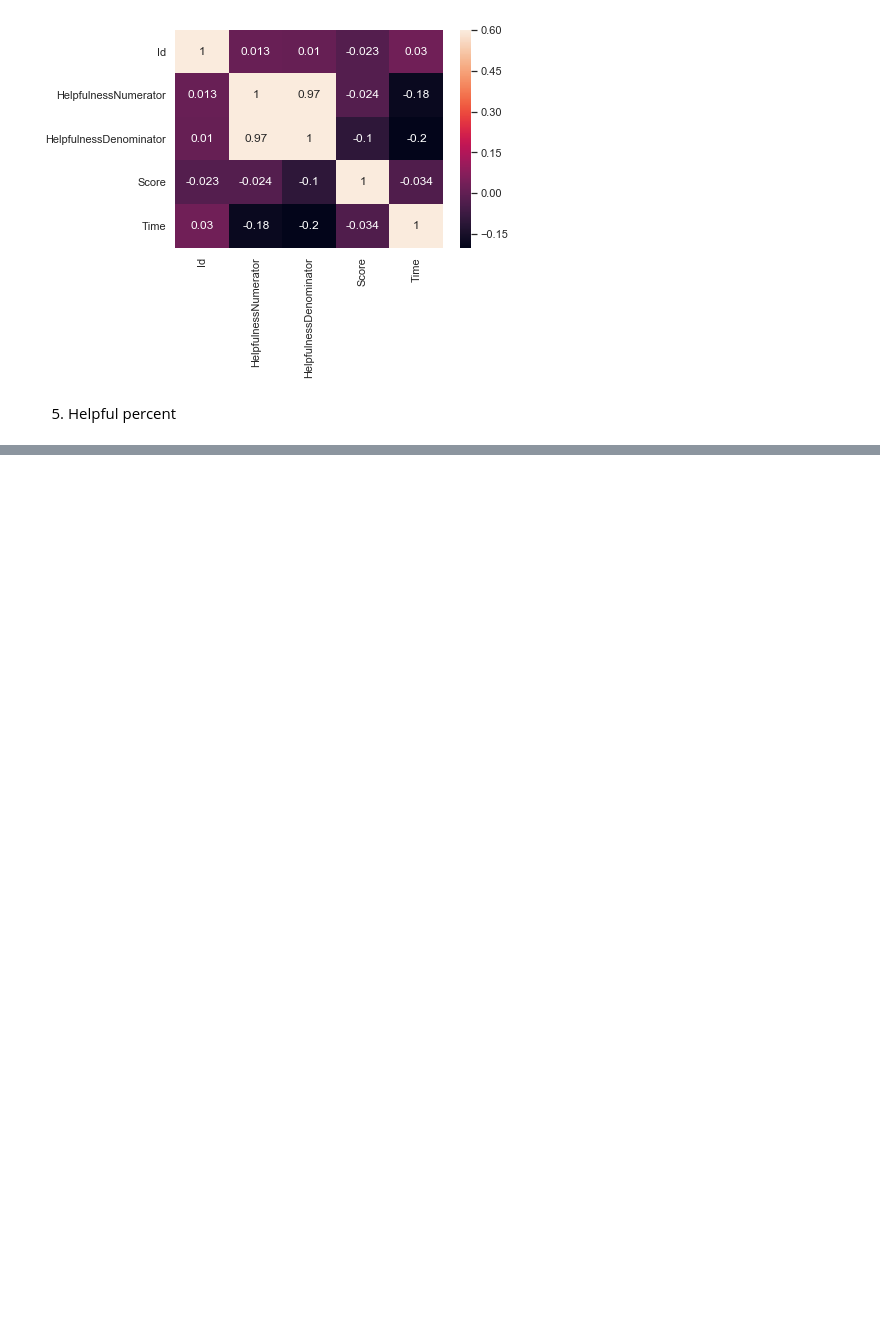
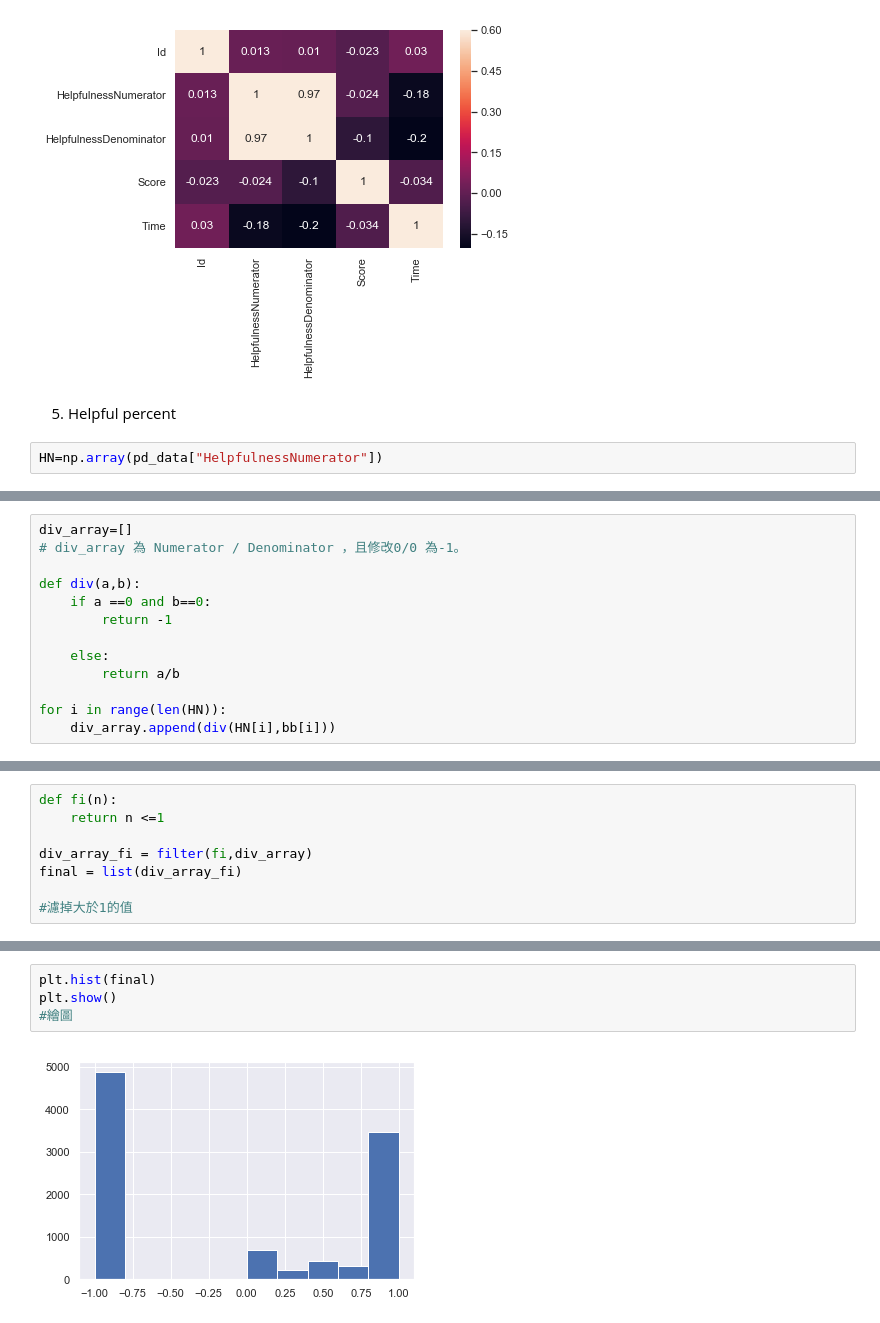
Before and after one commit to a82484728/HW2, a Jupyter notebook: HW2.ipynb, the cells around one changed output, grey strips where cells are left out. Cells and saved outputs as stored; diff of their text form; blank space fills up the shorter version.

```diff
--- a/HW2.ipynb
+++ b/HW2.ipynb
@@ -163,3 +163,5 @@ ax=sns.heatmap(correlation,annot=True,vmax=0.6,vmin=-0.2)
 [figure]
 # %% [markdown]
 5. Helpful percent
+# %%
+HN=np.array(pd_data["HelpfulnessNumerator"])
@@ -165,0 +178,13 @@ ax=sns.heatmap(correlation,annot=True,vmax=0.6,vmin=-0.2)
+# %%
+div_array=[]
+# div_array 為 Numerator / Denominator ，且修改0/0 為-1。
+
+def div(a,b):
+    if a ==0 and b==0:
+        return -1
+
+    else:
+        return a/b
+
+for i in range(len(HN)):
+    div_array.append(div(HN[i],bb[i]))
@@ -165,0 +211,8 @@ ax=sns.heatmap(correlation,annot=True,vmax=0.6,vmin=-0.2)
+# %%
+def fi(n):
+    return n <=1
+
+div_array_fi = filter(fi,div_array)
+final = list(div_array_fi)
+
+#濾掉大於1的值
@@ -165,0 +239,6 @@ ax=sns.heatmap(correlation,annot=True,vmax=0.6,vmin=-0.2)
+# %%
+plt.hist(final)
+plt.show()
+#繪圖
+# %% [output]
+[figure, added]
```
Also changed, not shown: parts of 9 cells of this notebook.
